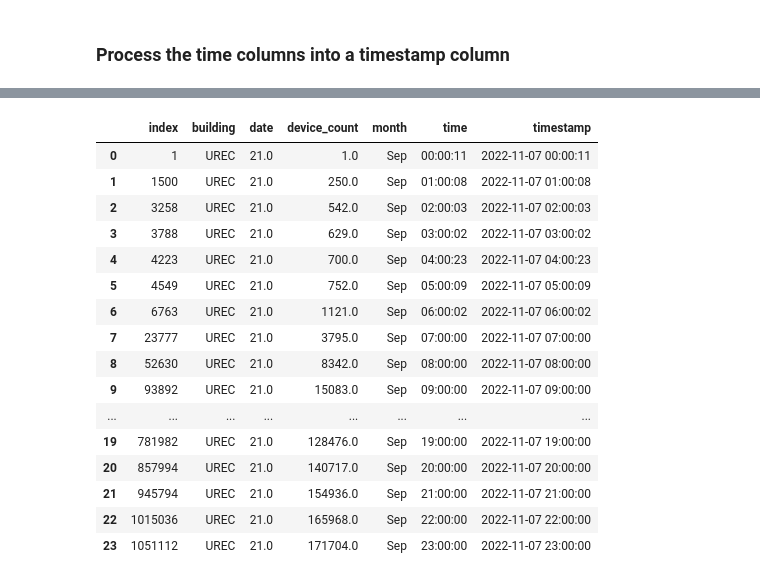
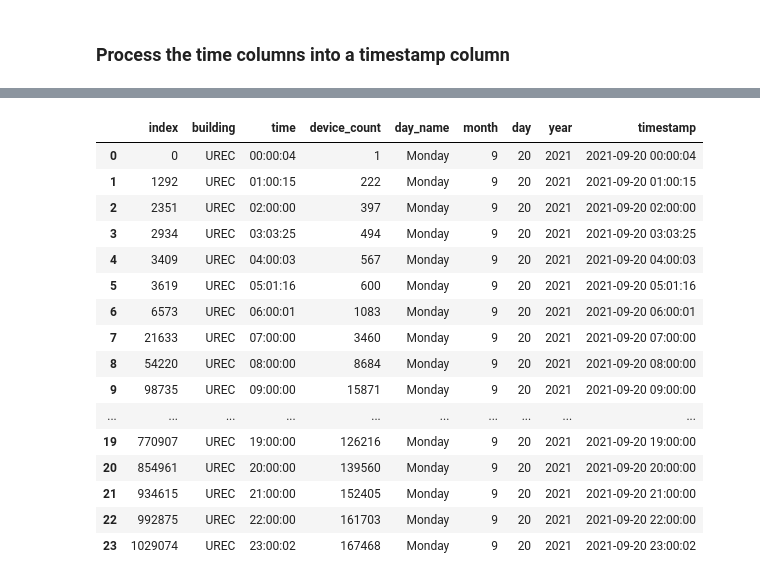
Before and after one commit to nwill111/CapstoneWifiAnalysis, a Jupyter notebook: Data Processing/ConvertWifi.ipynb, the cells around one changed output, grey strips where cells are left out. Saved outputs shown, nothing was run; the diff lists cells and outputs as text; code cells hidden in the pictures.

```diff
--- a/Data Processing/ConvertWifi.ipynb
+++ b/Data Processing/ConvertWifi.ipynb
@@ -138,43 +142,50 @@ timestamp column type:  datetime64[ns]
 # %%
 count = 0
 dfTrim = pd.DataFrame()
+df1 = pd.DataFrame()
 
 while count < 24:
     startTime = ''
     endTime = ''
 
     if count < 10:
-        startTime = pd.to_datetime('0' + str(count) + ':00:00')
-        endTime = pd.to_datetime('0' + str(count) + ':59:59')
+        # add log_day, log_month, log_year, and time to the start and end time
+        startTime = str(log_year) + '-' + str(log_month) + '-' + str(log_day) + ' 0' + str(count) + ':00:00'
+        startTime= pd.to_datetime(startTime)
+        endTime = str(log_year) + '-' + str(log_month) + '-' + str(log_day) + ' 0' + str(count) + ':59:59'
+        endTime = pd.to_datetime(endTime)
     else:
-        startTime = pd.to_datetime(str(count) + ':00:00')
-        endTime = pd.to_datetime(str(count) + ':59:59')
-
-    df1 = df.loc[(df['timestamp'] >= startTime) & (df['timestamp'] <= endTime )]
-    dfTrim = dfTrim.append(df1.iloc[1])
+        startTime = str(log_year) + '-' + str(log_month) + '-' + str(log_day) + ' ' + str(count) + ':00:00'
+        startTime= pd.to_datetime(startTime)
+        endTime = str(log_year) + '-' + str(log_month) + '-' + str(log_day) + ' ' + str(count) + ':59:59'
+        endTime = pd.to_datetime(endTime)
+    # loc the rows between the start and end time
+    df1 = df.loc[(df['timestamp'] >= startTime) & (df['timestamp'] <= endTime)]
+    # contact the first row of df1 to dfTrim
+    dfTrim = pd.concat([dfTrim, df1.head(1)])
     count += 1
 
 
 dfTrim = dfTrim.reset_index()
 dfTrim
 # %% [output]
-|  | index | building | date | device_count | month | time | timestamp |
-| 0 | 1 | UREC | 21.0 | 1.0 | Sep | 00:00:11 | 2022-11-07 00:00:11 |
-| 1 | 1500 | UREC | 21.0 | 250.0 | Sep | 01:00:08 | 2022-11-07 01:00:08 |
-| 2 | 3258 | UREC | 21.0 | 542.0 | Sep | 02:00:03 | 2022-11-07 02:00:03 |
-| 3 | 3788 | UREC | 21.0 | 629.0 | Sep | 03:00:02 | 2022-11-07 03:00:02 |
-| 4 | 4223 | UREC | 21.0 | 700.0 | Sep | 04:00:23 | 2022-11-07 04:00:23 |
-| 5 | 4549 | UREC | 21.0 | 752.0 | Sep | 05:00:09 | 2022-11-07 05:00:09 |
-| 6 | 6763 | UREC | 21.0 | 1121.0 | Sep | 06:00:02 | 2022-11-07 06:00:02 |
-| 7 | 23777 | UREC | 21.0 | 3795.0 | Sep | 07:00:00 | 2022-11-07 07:00:00 |
-| 8 | 52630 | UREC | 21.0 | 8342.0 | Sep | 08:00:00 | 2022-11-07 08:00:00 |
-| 9 | 93892 | UREC | 21.0 | 15083.0 | Sep | 09:00:00 | 2022-11-07 09:00:00 |
-| ... | ... | ... | ... | ... | ... | ... | ... |
-| 19 | 781982 | UREC | 21.0 | 128476.0 | Sep | 19:00:00 | 2022-11-07 19:00:00 |
-| 20 | 857994 | UREC | 21.0 | 140717.0 | Sep | 20:00:00 | 2022-11-07 20:00:00 |
-| 21 | 945794 | UREC | 21.0 | 154936.0 | Sep | 21:00:00 | 2022-11-07 21:00:00 |
-| 22 | 1015036 | UREC | 21.0 | 165968.0 | Sep | 22:00:00 | 2022-11-07 22:00:00 |
-| 23 | 1051112 | UREC | 21.0 | 171704.0 | Sep | 23:00:00 | 2022-11-07 23:00:00 |
+|  | index | building | time | device_count | day_name | month | day | year | timestamp |
+| 0 | 0 | UREC | 00:00:04 | 1 | Monday | 9 | 20 | 2021 | 2021-09-20 00:00:04 |
+| 1 | 1292 | UREC | 01:00:15 | 222 | Monday | 9 | 20 | 2021 | 2021-09-20 01:00:15 |
+| 2 | 2351 | UREC | 02:00:00 | 397 | Monday | 9 | 20 | 2021 | 2021-09-20 02:00:00 |
+| 3 | 2934 | UREC | 03:03:25 | 494 | Monday | 9 | 20 | 2021 | 2021-09-20 03:03:25 |
+| 4 | 3409 | UREC | 04:00:03 | 567 | Monday | 9 | 20 | 2021 | 2021-09-20 04:00:03 |
+| 5 | 3619 | UREC | 05:01:16 | 600 | Monday | 9 | 20 | 2021 | 2021-09-20 05:01:16 |
+| 6 | 6573 | UREC | 06:00:01 | 1083 | Monday | 9 | 20 | 2021 | 2021-09-20 06:00:01 |
+| 7 | 21633 | UREC | 07:00:00 | 3460 | Monday | 9 | 20 | 2021 | 2021-09-20 07:00:00 |
+| 8 | 54220 | UREC | 08:00:00 | 8684 | Monday | 9 | 20 | 2021 | 2021-09-20 08:00:00 |
+| 9 | 98735 | UREC | 09:00:00 | 15871 | Monday | 9 | 20 | 2021 | 2021-09-20 09:00:00 |
+| ... | ... | ... | ... | ... | ... | ... | ... | ... | ... |
+| 19 | 770907 | UREC | 19:00:00 | 126216 | Monday | 9 | 20 | 2021 | 2021-09-20 19:00:00 |
+| 20 | 854961 | UREC | 20:00:00 | 139560 | Monday | 9 | 20 | 2021 | 2021-09-20 20:00:00 |
+| 21 | 934615 | UREC | 21:00:00 | 152405 | Monday | 9 | 20 | 2021 | 2021-09-20 21:00:00 |
+| 22 | 992875 | UREC | 22:00:00 | 161703 | Monday | 9 | 20 | 2021 | 2021-09-20 22:00:00 |
+| 23 | 1029074 | UREC | 23:00:02 | 167468 | Monday | 9 | 20 | 2021 | 2021-09-20 23:00:02 |
 # %%
 dfTrim['traffic_diff'] = dfTrim['device_count'].diff(periods=1)
 dfTrim
```
Also changed, not shown: parts of 12 cells of this notebook.
